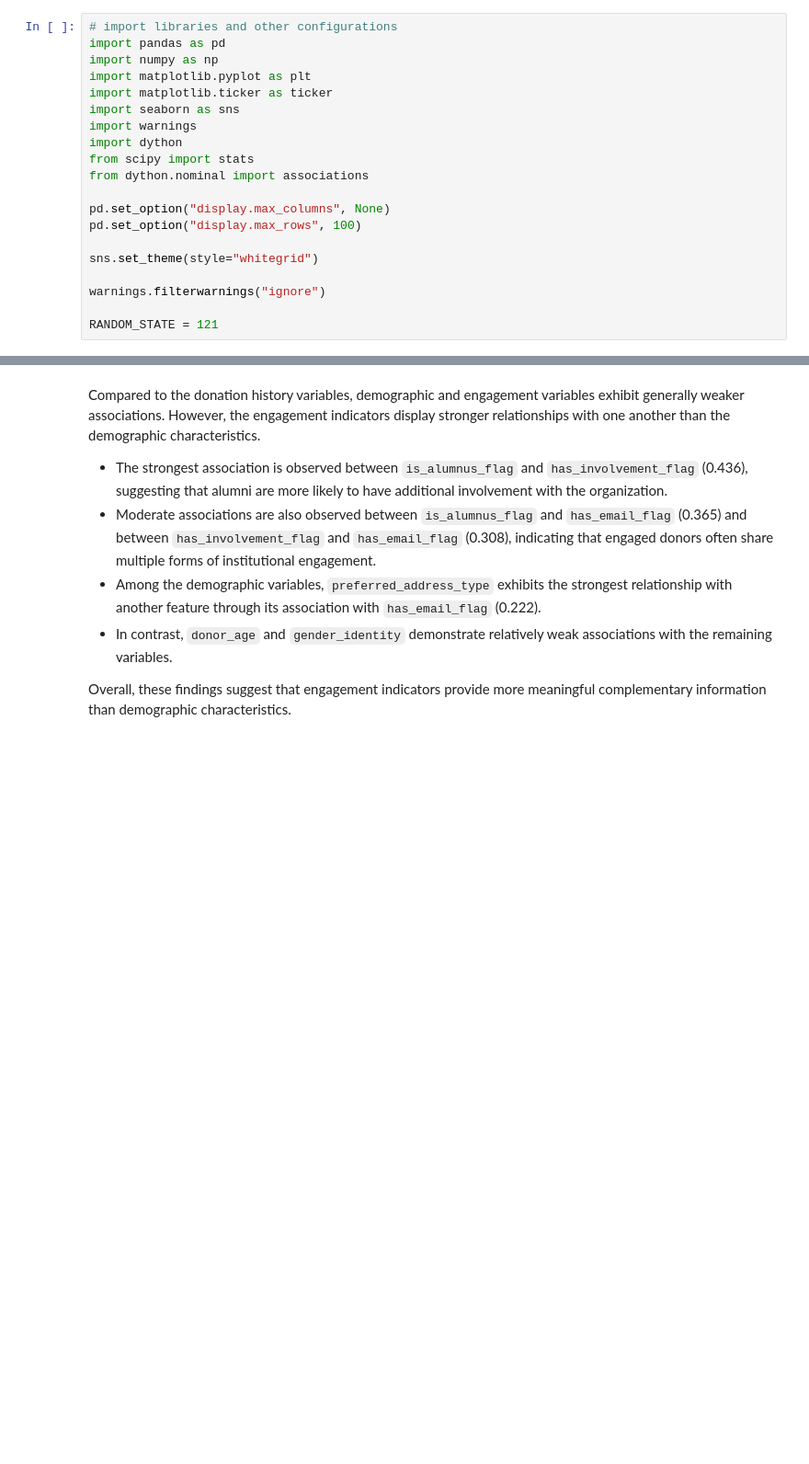
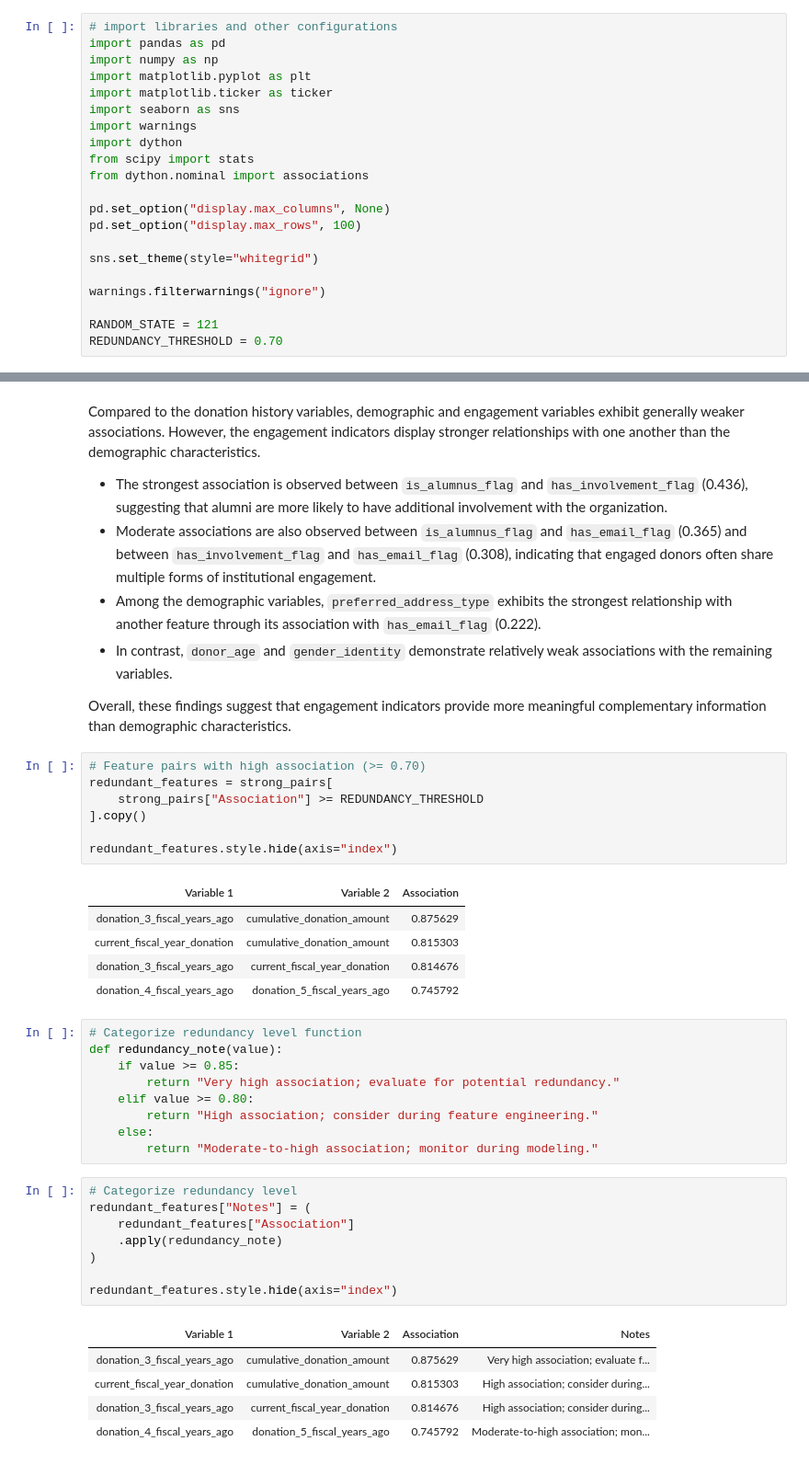
Before and after one commit to MDarkHead/red-cross-donor-prediction, a Jupyter notebook: notebooks/03_dython_analysis.ipynb, the cells around one changed output, grey strips where cells are left out. Shown at 92% size. Saved outputs shown, nothing was run; the diff lists cells and outputs as text; blank space fills up the shorter version.

Commit message:
P3; Task 6: Feature Redundancy Analysis Complete

```diff
--- a/notebooks/03_dython_analysis.ipynb
+++ b/notebooks/03_dython_analysis.ipynb
@@ -18,6 +18,7 @@ sns.set_theme(style="whitegrid")
 warnings.filterwarnings("ignore")
 
 RANDOM_STATE = 121
+REDUNDANCY_THRESHOLD = 0.70
 # %%
 # Load cleaned dataset
 df = pd.read_csv(
@@ -594,3 +595,39 @@ Compared to the donation history variables, demographic and engagement variables
 - In contrast, `donor_age` and `gender_identity` demonstrate relatively weak associations with the remaining variables.
 
 Overall, these findings suggest that engagement indicators provide more meaningful complementary information than demographic characteristics.
+# %%
+# Feature pairs with high association (>= 0.70)
+redundant_features = strong_pairs[
+    strong_pairs["Association"] >= REDUNDANCY_THRESHOLD
+].copy()
+
+redundant_features.style.hide(axis="index")
+# %% [output]
+| Variable 1 | Variable 2 | Association |
+| donation_3_fiscal_years_ago | cumulative_donation_amount | 0.875629 |
+| current_fiscal_year_donation | cumulative_donation_amount | 0.815303 |
+| donation_3_fiscal_years_ago | current_fiscal_year_donation | 0.814676 |
+| donation_4_fiscal_years_ago | donation_5_fiscal_years_ago | 0.745792 |
+# %%
+# Categorize redundancy level function
+def redundancy_note(value):
+    if value >= 0.85:
+        return "Very high association; evaluate for potential redundancy."
+    elif value >= 0.80:
+        return "High association; consider during feature engineering."
+    else:
+        return "Moderate-to-high association; monitor during modeling."
+# %%
+# Categorize redundancy level
+redundant_features["Notes"] = (
+    redundant_features["Association"]
+    .apply(redundancy_note)
+)
+
+redundant_features.style.hide(axis="index")
+# %% [output]
+| Variable 1 | Variable 2 | Association | Notes |
+| donation_3_fiscal_years_ago | cumulative_donation_amount | 0.875629 | Very high association; evaluate f... |
+| current_fiscal_year_donation | cumulative_donation_amount | 0.815303 | High association; consider during... |
+| donation_3_fiscal_years_ago | current_fiscal_year_donation | 0.814676 | High association; consider during... |
+| donation_4_fiscal_years_ago | donation_5_fiscal_years_ago | 0.745792 | Moderate-to-high association; mon... |
```
Also changed, not shown: parts of 2 cells of this notebook.
